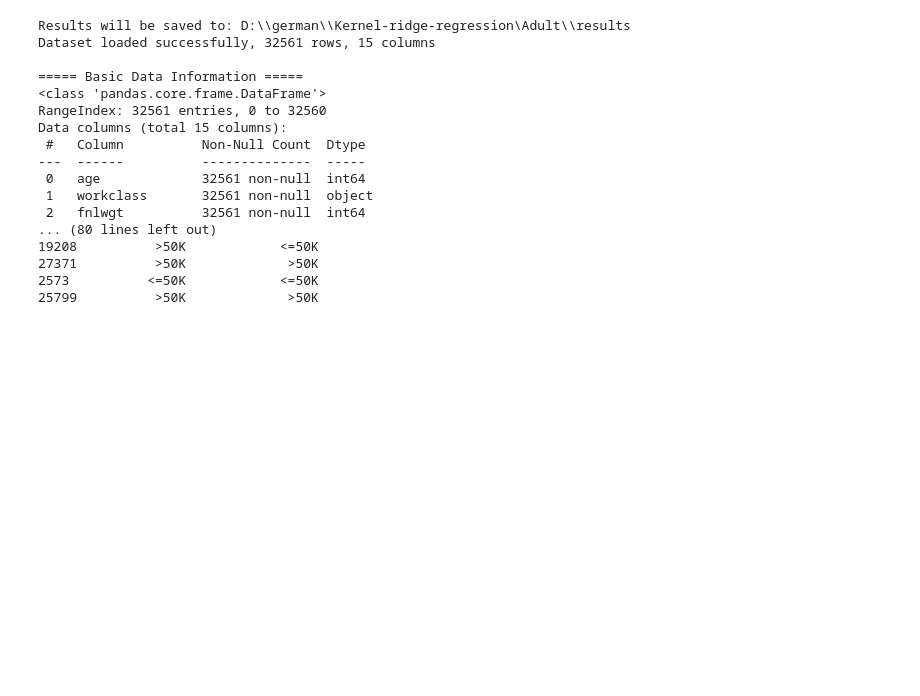
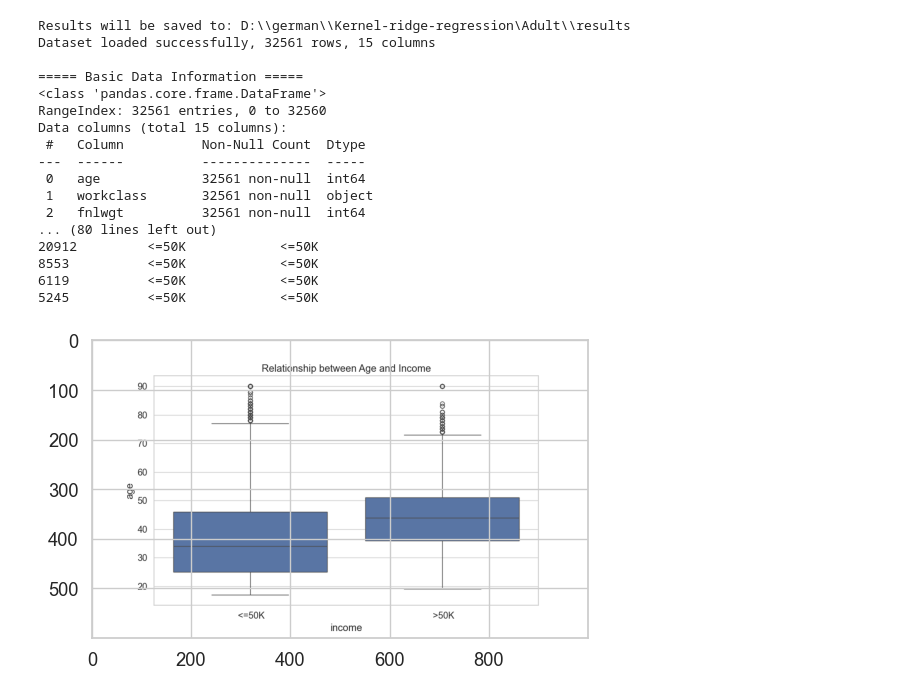
Before and after one commit to Group-B-gogogo/Kernel-ridge-regression, a Jupyter notebook: Adult/test.ipynb, the cells around one changed output. Saved outputs shown, nothing was run; the diff lists cells and outputs as text; code cells hidden in the pictures; blank space fills up the shorter version.

```diff
--- a/Adult/test.ipynb
+++ b/Adult/test.ipynb
@@ -5,6 +5,7 @@
 import pandas as pd
 import numpy as np
 import matplotlib.pyplot as plt
+import matplotlib.image as mpimg
 import seaborn as sns
 from sklearn.preprocessing import OneHotEncoder, StandardScaler, LabelEncoder
 from sklearn.compose import ColumnTransformer
@@ -14,6 +15,8 @@ from sklearn.ensemble import RandomForestClassifier
 from sklearn.metrics import accuracy_score, classification_report, confusion_matrix, roc_curve, auc
 import joblib
 import os
+
+path = "D:\\german\\Kernel-ridge-regression\\Adult\\results\\figures\\"
 
 # 设置中文显示 (Set up Chinese display)
 plt.rcParams["font.family"] = ["SimHei", "WenQuanYi Micro Hei", "Heiti TC"]
@@ -223,34 +226,47 @@ def main():
     print("\n===== Example Predictions =====")
     # 随机选择5个测试样本 (Randomly select 5 test samples)
     sample_indices = np.random.choice(X_test.index, 5, replace=False)
     sample_data = X_test.loc[sample_indices]
     sample_actual = y_test.loc[sample_indices]
     sample_pred = model.predict(sample_data)
 
     # 显示预测结果 (Display prediction results)
     result_df = pd.DataFrame({
         'Actual Income': sample_actual,  # 实际收入
         'Predicted Income': sample_pred  # 预测收入
     })
     print(result_df)
+    # img = mpimg.imread("./results/figures/age_vs_income.png")  # 读取图片
+    # plt.imshow(img)  # 显示图片数据
+    # img = mpimg.imread("./results/figures/confusion_matrix.png")  # 读取图片
+    # plt.imshow(img)  # 显示图片数据
+    # img = mpimg.imread("./results/figures/feature_importance.png")  # 读取图片
+    # plt.imshow(img)  # 显示图片数据
+    # img = mpimg.imread("./results/figures/income_distribution.png")  # 读取图片
+    # plt.imshow(img)  # 显示图片数据
+    # img = mpimg.imread("./results/figures/roc_curve.png")  # 读取图片
+    # plt.imshow(img)  # 显示图片数据
+    img = mpimg.imread(path + "age_vs_income.png")  # 读取图片
+    plt.imshow(img)  # 显示图片数据
 
 if __name__ == "__main__":
     main()
 # %% [output]
 Results will be saved to: D:\\german\\Kernel-ridge-regression\Adult\\results
 Dataset loaded successfully, 32561 rows, 15 columns
 
 ===== Basic Data Information =====
 <class 'pandas.core.frame.DataFrame'>
 RangeIndex: 32561 entries, 0 to 32560
 Data columns (total 15 columns):
  #   Column          Non-Null Count  Dtype
 ---  ------          --------------  -----
  0   age             32561 non-null  int64
  1   workclass       32561 non-null  object
  2   fnlwgt          32561 non-null  int64
 ... (80 lines left out)
-19208          >50K            <=50K
-27371          >50K             >50K
-2573          <=50K            <=50K
-25799          >50K             >50K
+20912         <=50K            <=50K
+8553          <=50K            <=50K
+6119          <=50K            <=50K
+5245          <=50K            <=50K
+[figure, added]
```
Also changed, not shown: parts of 4 cells of this notebook, 1 other file.
